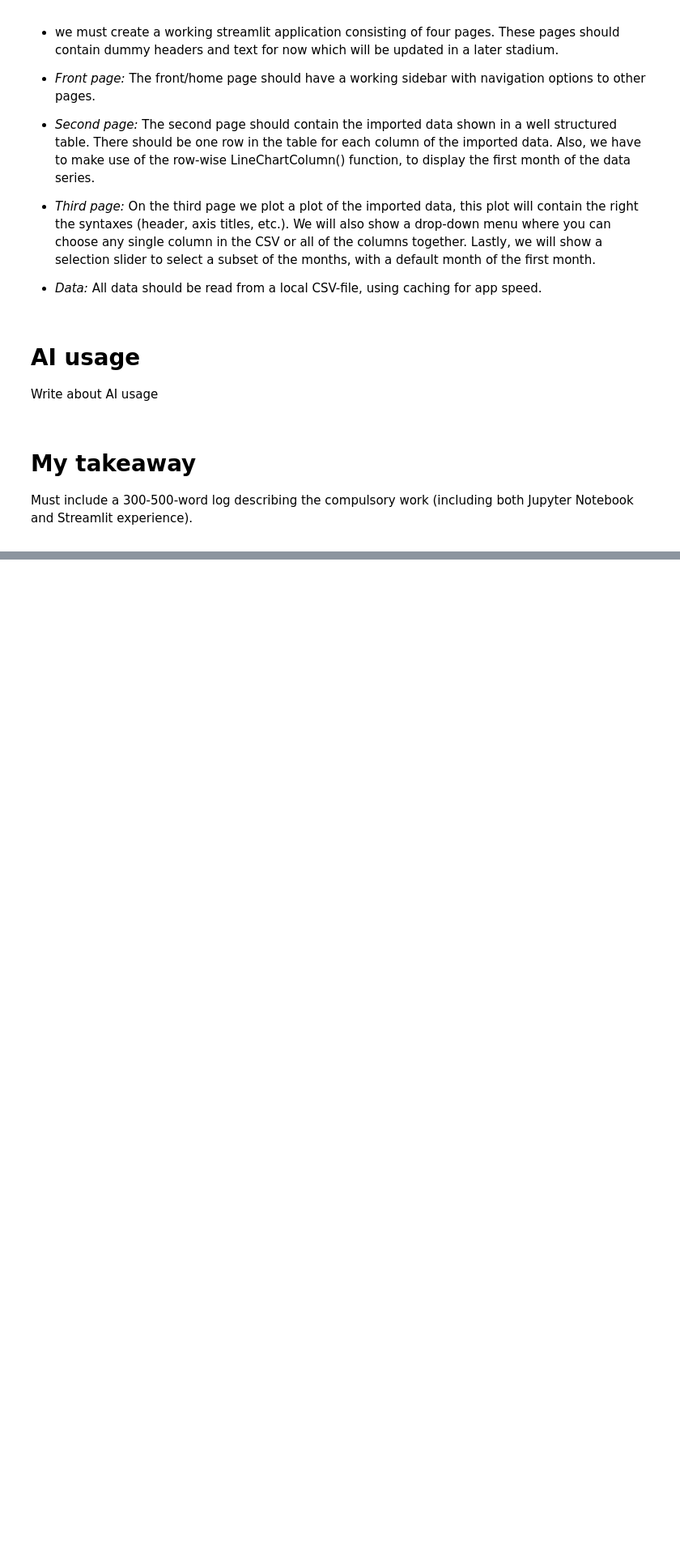
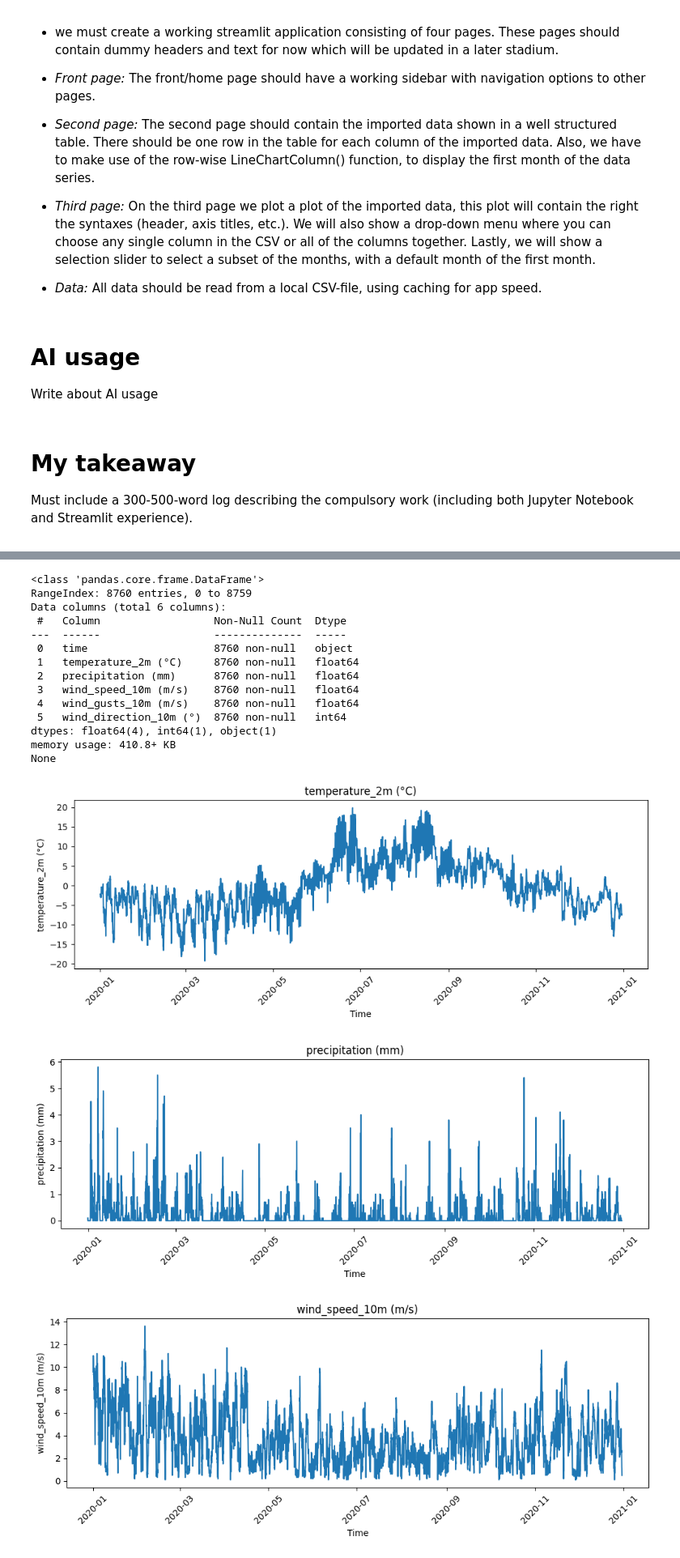
Before and after one commit to JoeriH06/IND320-Joeri, a Jupyter notebook: Assignment1/Main.ipynb, the cells around one changed output, grey strips where cells are left out. Shown at 81% size. Cells and saved outputs as stored; diff of their text form; code cells hidden in the pictures; blank space fills up the shorter version.

```diff
--- a/Assignment1/Main.ipynb
+++ b/Assignment1/Main.ipynb
@@ -74,0 +77,49 @@ Must include a 300-500-word log describing the compulsory work (including both J
+# %%
+import pandas as pd
+import numpy as np
+import matplotlib.pyplot as plt
+
+# Task 1: Read the supplied CSV file using pandas
+# we get the data file and load it into a Pandas dataframe, then we print the first few rows to verify it loaded correctly.
+data = pd.read_csv('Data/open-meteo-subset.csv')
+#print(data.head())
+
+# Task 2: Print the content in a relevant way
+# we print the column names and data types to understand the structure of the dataset provided.
+print(data.info())
+
+# Task 3: Plot each column separately
+# We will plot each column separately to visualize the data using matplotlib.
+# Convert time column to datetime
+data["time"] = pd.to_datetime(data["time"])
+
+# Plot each numeric column against time
+for column in data.columns:
+    # we will add this if statement otherwise you get a graph with time vs time.
+    if column != "time":
+        plt.figure(figsize=(10, 4))
+        plt.plot(data["time"], data[column])
+        plt.title(column)
+        plt.xlabel("Time")
+        plt.ylabel(column)
+        plt.xticks(rotation=45)
+        plt.tight_layout()
+        plt.show()
+# %% [output]
+<class 'pandas.core.frame.DataFrame'>
+RangeIndex: 8760 entries, 0 to 8759
+Data columns (total 6 columns):
+ #   Column                  Non-Null Count  Dtype
+---  ------                  --------------  -----
+ 0   time                    8760 non-null   object
+ 1   temperature_2m (°C)     8760 non-null   float64
+ 2   precipitation (mm)      8760 non-null   float64
+ 3   wind_speed_10m (m/s)    8760 non-null   float64
+ 4   wind_gusts_10m (m/s)    8760 non-null   float64
+ 5   wind_direction_10m (°)  8760 non-null   int64
+dtypes: float64(4), int64(1), object(1)
+memory usage: 410.8+ KB
+None
+[figure, added]
+[figure, added]
+[figure, added]
```
Also changed, not shown: parts of 3 cells of this notebook, 4 other files.
